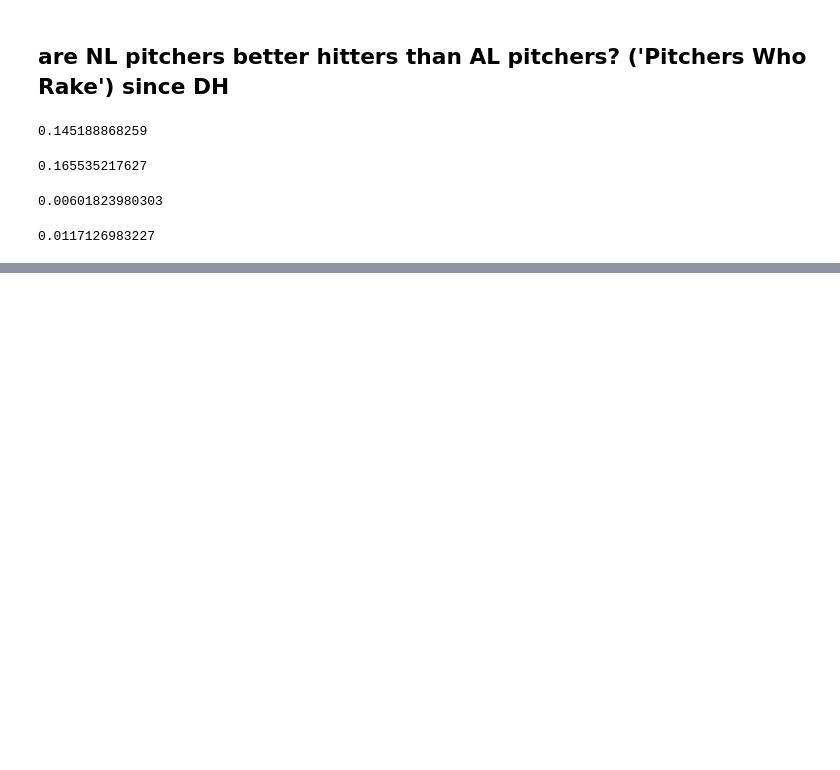
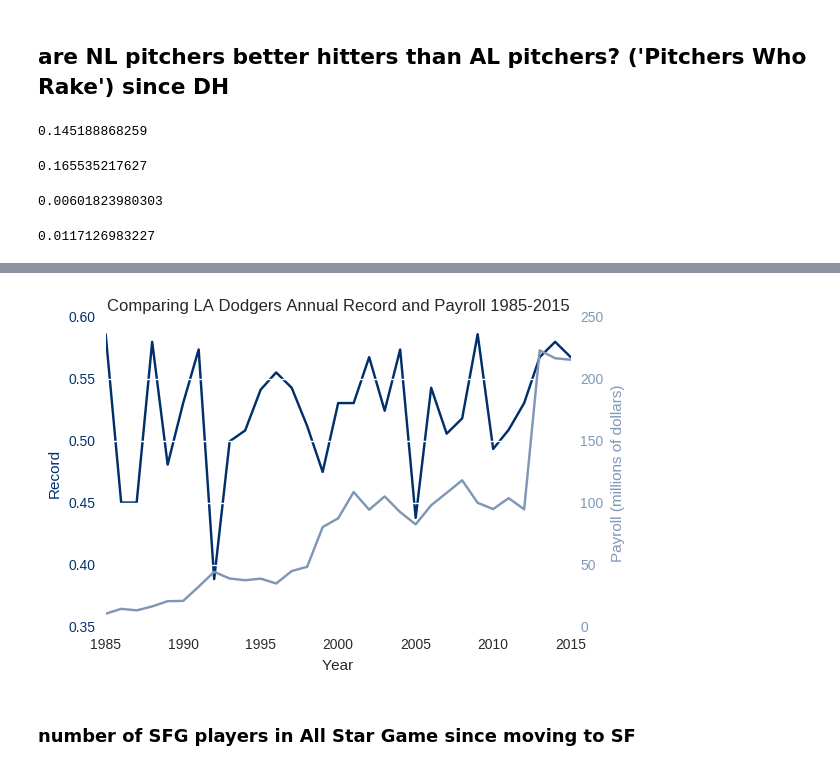
Before and after one commit to bjemcnally/Udacity-IPND-Data-Analyst-Project, a Jupyter notebook: IPND_Data_Analyst_Project.ipynb, the cells around one changed output, grey strips where cells are left out. Cells and saved outputs as stored; diff of their text form; code cells hidden in the pictures; blank space fills up the shorter version.

```diff
--- a/IPND_Data_Analyst_Project.ipynb
+++ b/IPND_Data_Analyst_Project.ipynb
@@ -270,0 +236,6 @@ print AL_HR_per_at_bat.mean()
+# %%
+LAN_teams = teams_df[teams_df.teamID == 'LAN']
+# %%
+LAN_teams_since_1985 = LAN_teams[LAN_teams.yearID >= 1985]
+# %%
+LAN_record_since_1985 = LAN_teams_since_1985['W'] / LAN_teams_since_1985['G']
@@ -270,0 +275,36 @@ print AL_HR_per_at_bat.mean()
+# %%
+import numpy as np
+import matplotlib.pyplot as plt
+plt.rcParams['axes.facecolor'] = '#FFFFFF'
+
+"""http://matplotlib.org/examples/api/two_scales.html
+http://stackoverflow.com/questions/14088687/how-to-change-plot-background-color
+http://teamcolorcodes.com/los-angeles-dodgers-color-codes/
+http://www.color-hex.com/color/002f6c"""
+
+
+
+fig, ax1 = plt.subplots()
+
+x = range(1985, 2016)
+y1 = LAN_record_since_1985
+ax1.plot(x, y1, '#002F6C')
+ax1.set_xlabel('Year')
+# Make the y-axis label and tick labels match the line color.
+ax1.set_ylabel('Record', color='#002F6C')
+for tl in ax1.get_yticklabels():
+    tl.set_color('#002F6C')
+
+
+ax2 = ax1.twinx()
+y2 = (LAN_payroll_by_year / 1000000)
+ax2.plot(x, y2, '#7f97b5')
+ax2.set_ylabel('Payroll (millions of dollars)', color='#7f97b5')
+for tl in ax2.get_yticklabels():
+    tl.set_color('#7f97b5')
+plt.title('Comparing LA Dodgers Annual Record and Payroll 1985-2015')
+plt.show()
+# %% [output]
+[figure, added]
+# %% [markdown]
+### number of SFG players in All Star Game since moving to SF
```
Also changed, not shown: parts of 48 cells of this notebook.
